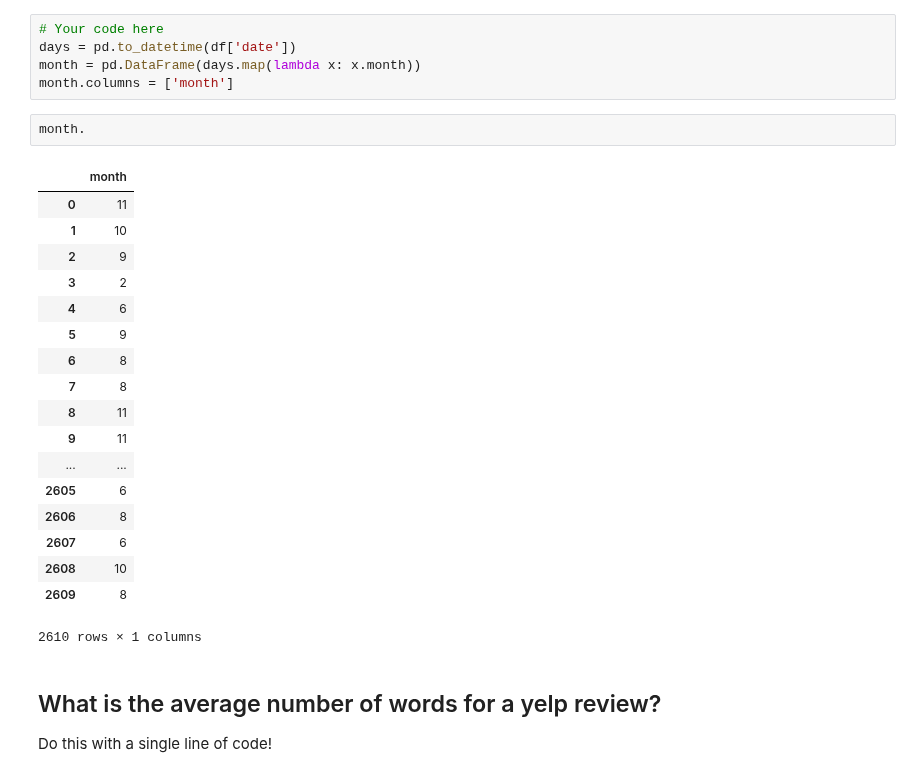
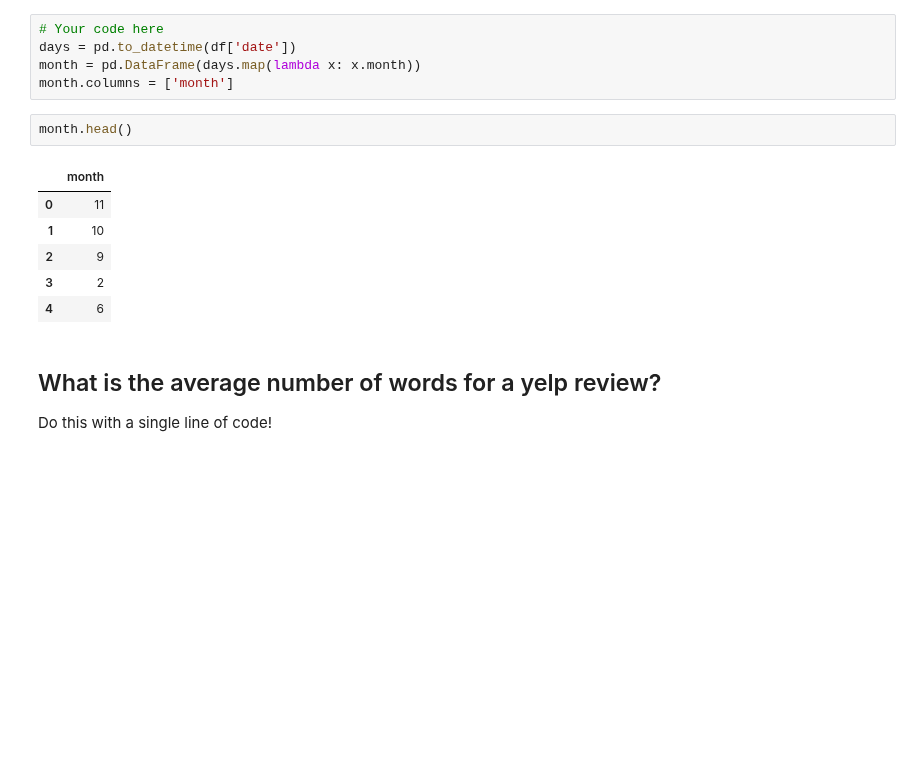
Before and after one commit to hy123udg/dsc-lambda-functions-lab-nyc-ds-060319, a Jupyter notebook: index.ipynb, the cells around one changed output. Saved outputs shown, nothing was run; the diff lists cells and outputs as text; blank space fills up the shorter version.

```diff
--- a/index.ipynb
+++ b/index.ipynb
@@ -55,26 +55,14 @@ days = pd.to_datetime(df['date'])
 month = pd.DataFrame(days.map(lambda x: x.month))
 month.columns = ['month']
 # %%
-month.
+month.head()
 # %% [output]
 |  | month |
 | 0 | 11 |
 | 1 | 10 |
 | 2 | 9 |
 | 3 | 2 |
 | 4 | 6 |
-| 5 | 9 |
-| 6 | 8 |
-| 7 | 8 |
-| 8 | 11 |
-| 9 | 11 |
-| ... | ... |
-| 2605 | 6 |
-| 2606 | 8 |
-| 2607 | 6 |
-| 2608 | 10 |
-| 2609 | 8 |
-2610 rows × 1 columns
 # %% [markdown]
 ## What is the average number of words for a yelp review?
 Do this with a single line of code!
```
